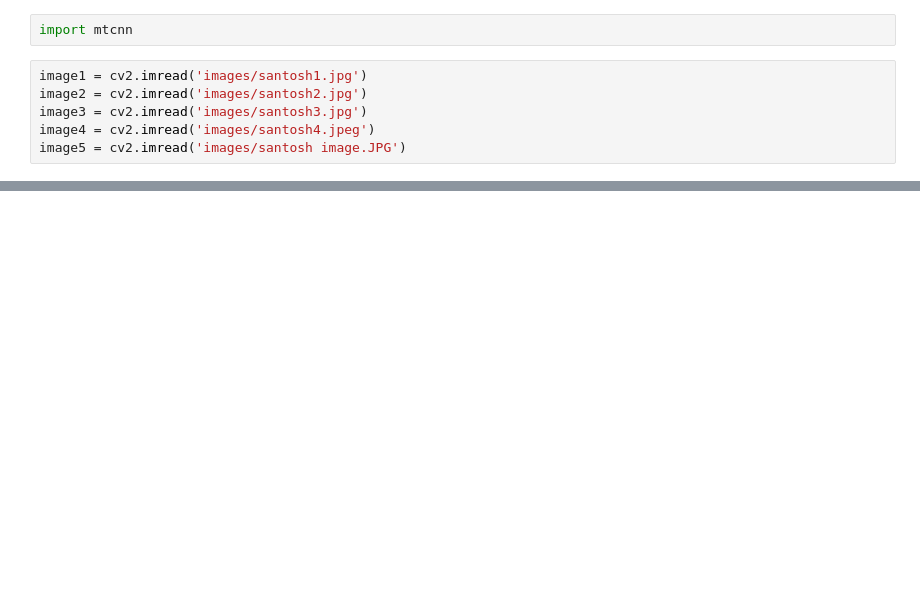
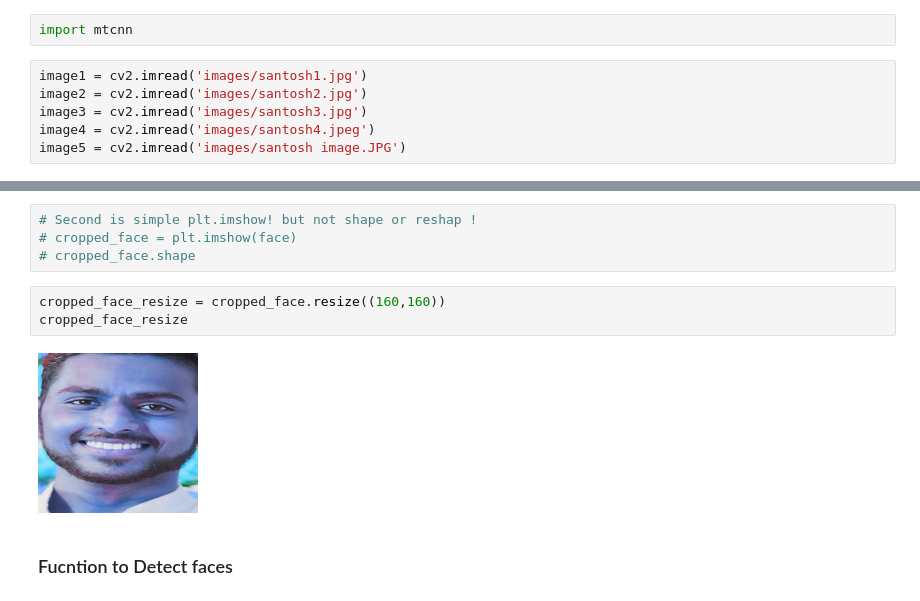
Before and after one commit to santoshgopane/FaceNet-model-using-Tensorflow-and-Keras, a Jupyter notebook: FaceNet V0.1.ipynb, the cells around one changed output, grey strips where cells are left out. Cells and saved outputs as stored; diff of their text form; blank space fills up the shorter version.

```diff
--- a/FaceNet V0.1.ipynb
+++ b/FaceNet V0.1.ipynb
@@ -62,0 +103,11 @@ plt.imshow(arr)
+# %%
+# Second is simple plt.imshow! but not shape or reshap !
+# cropped_face = plt.imshow(face)
+# cropped_face.shape
+# %%
+cropped_face_resize = cropped_face.resize((160,160))
+cropped_face_resize
+# %% [output]
+[figure, added]
+# %% [markdown]
+### Fucntion to Detect faces
```
Also changed, not shown: parts of 21 cells of this notebook.
